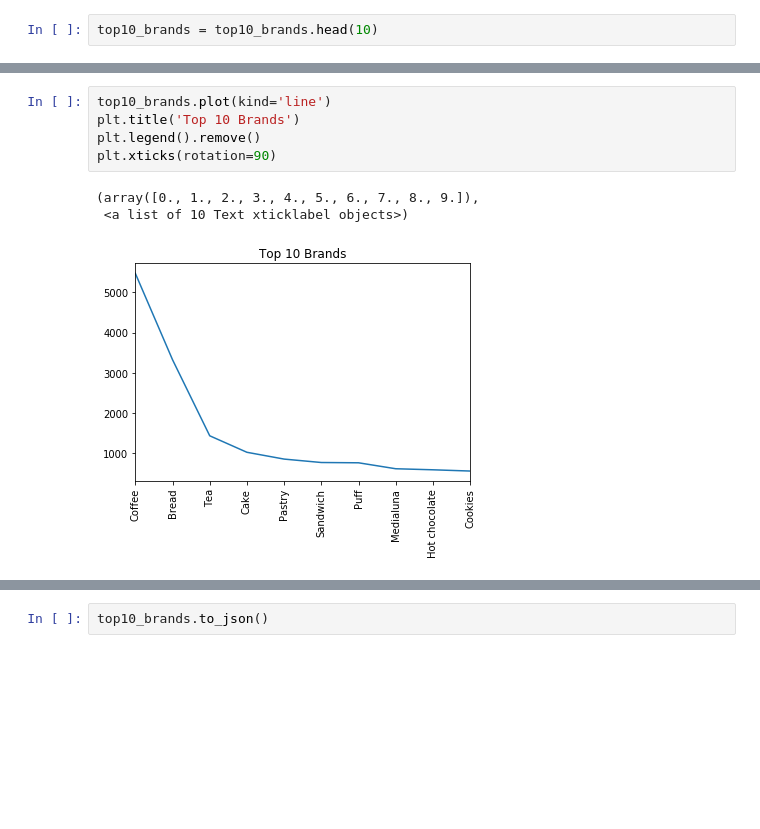
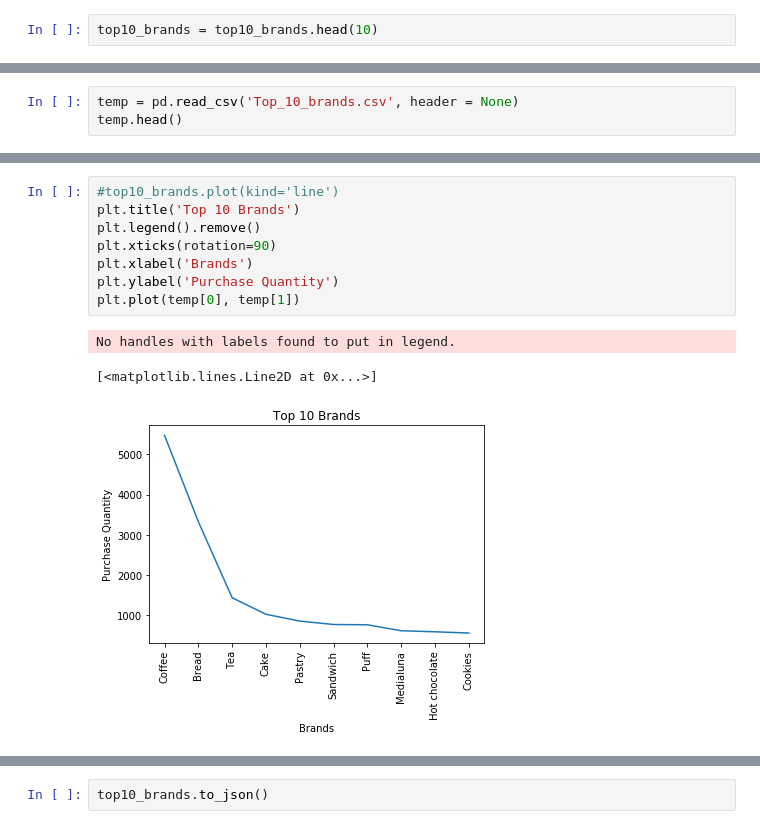
Before and after one commit to sdbarve14/Bakery-Data-Analysis-with-Apriori-Alorithm, a Jupyter notebook: Bakery_Data_Analysis.ipynb, the cells around one changed output, grey strips where cells are left out. Cells and saved outputs as stored; diff of their text form; blank space fills up the shorter version.

```diff
--- a/Bakery_Data_Analysis.ipynb
+++ b/Bakery_Data_Analysis.ipynb
@@ -429,0 +491,3 @@ Name: Item, dtype: int64
+# %%
+temp = pd.read_csv('Top_10_brands.csv', header = None)
+temp.head()
@@ -430,9 +501,12 @@ Name: Item, dtype: int64
 # %%
-top10_brands.plot(kind='line')
+#top10_brands.plot(kind='line')
 plt.title('Top 10 Brands')
 plt.legend().remove()
 plt.xticks(rotation=90)
+plt.xlabel('Brands')
+plt.ylabel('Purchase Quantity')
+plt.plot(temp[0], temp[1])
 # %% [output]
-(array([0., 1., 2., 3., 4., 5., 6., 7., 8., 9.]),
- <a list of 10 Text xticklabel objects>)
+No handles with labels found to put in legend.
+[<matplotlib.lines.Line2D at 0x...>]
-[figure, old version]
+[figure, new version]
```
Also changed, not shown: parts of 38 cells of this notebook, 25 other files.
